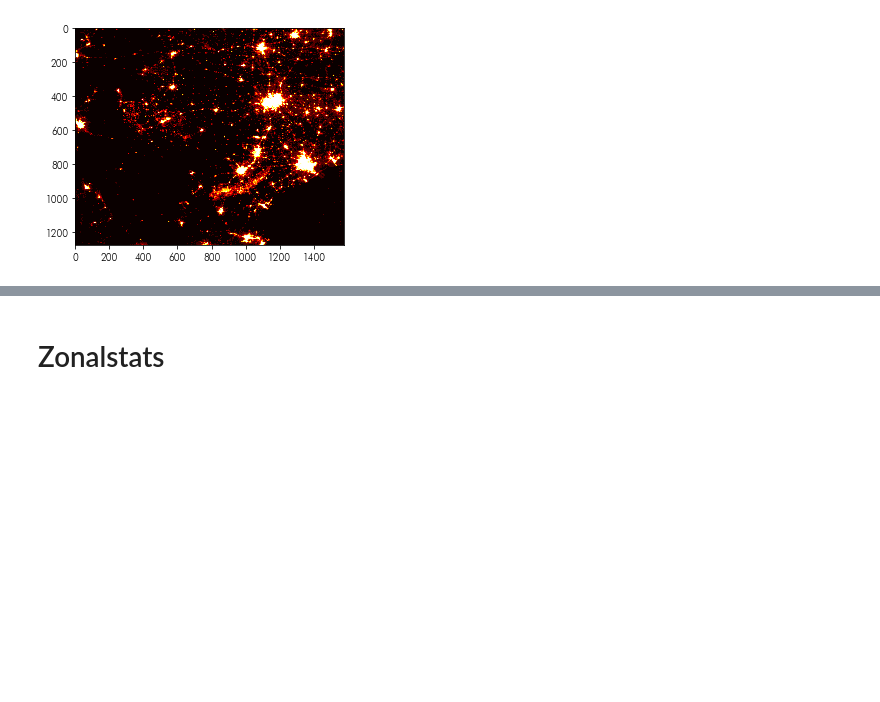
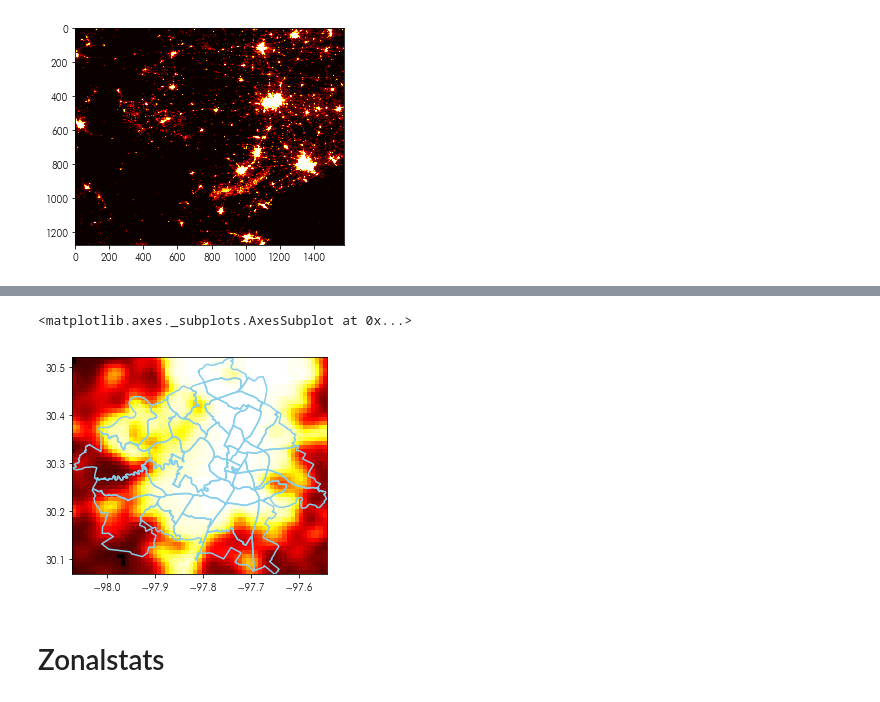
Before and after one commit to pysal/scipy2019-intermediate-gds, a Jupyter notebook: notebooks/rasters.ipynb, the cells around one changed output, grey strips where cells are left out. Drawn from its saved outputs; the diff is of its cells as text; code cells hidden in the pictures; blank space fills up the shorter version.

```diff
--- a/notebooks/rasters.ipynb
+++ b/notebooks/rasters.ipynb
@@ -18,0 +17,2 @@ how bright is it at night at each of the airbnbs?
+# %%
+neighborhoods = geopandas.read_file('../data/neighborhoods.gpkg')
@@ -18,0 +41,10 @@ how bright is it at night at each of the airbnbs?
+# %%
+austin_window = nightlight_file.window(*neighborhoods.total_bounds)
+# %%
+austin_nightlights = nightlight_file.read(1, window=austin_window)
+# %%
+plt.imshow(austin_nightlights, extent=neighborhoods.total_bounds[[0,2,1,3]], cmap='hot')
+neighborhoods.boundary.plot(ax=plt.gca(), color='skyblue')
+# %% [output]
+<matplotlib.axes._subplots.AxesSubplot at 0x...>
+[figure, added]
```
Also changed, not shown: parts of 24 cells of this notebook.
